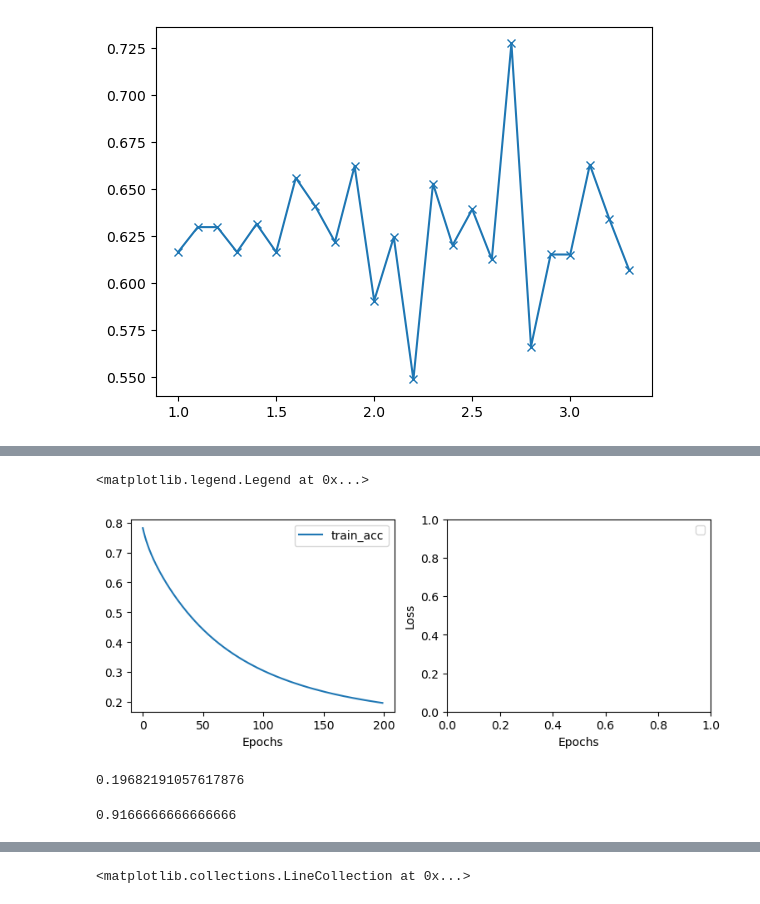
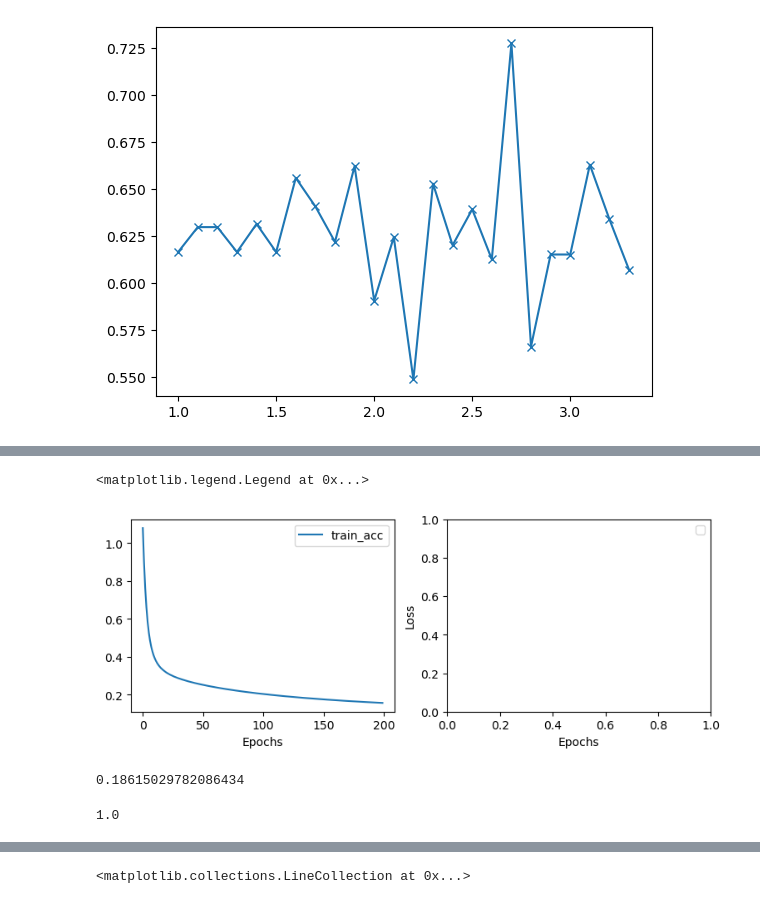
Before and after one commit to feanor3/tesi, a Jupyter notebook: analysis.ipynb, the cells around one changed output, grey strips where cells are left out. Saved outputs shown, nothing was run; the diff lists cells and outputs as text; code cells hidden in the pictures.

```diff
--- a/analysis.ipynb
+++ b/analysis.ipynb
@@ -111,43 +111,43 @@ rng.shuffle(indices)
 data = data[indices]
 t = t[indices]
 temps = temps[indices]
 
 # splitting data in 80% training, 20% validation, 10% test
 a = int(0.8*n)
 data_train = data[:a]
 data_val = data[a:]
 
 t_train = t[:a]
 t_val = t[a:]
 
 
 # using skleanr
-clf = MLPClassifier(activation='relu', solver='sgd',alpha=0, momentum=0 )
+clf = MLPClassifier(activation='relu', solver='sgd',alpha=0, momentum=0, nesterovs_momentum=False, power_t=0.1)
 clf.fit(data_train, t_train)
 
 # plotting accuracy and loss
 fig, (ax1, ax2) = plt.subplots(nrows=1,ncols=2, figsize=(9,3))
 
 
 E = len(clf.loss_curve_)
 ax1.plot(np.arange(E), clf.loss_curve_)
 
 ax1.legend(["train_acc", "val_acc"])
 
 ax2.set_ylabel("Loss"), ax2.set_xlabel("Accuracy")
 ax1.set_xlabel("Epochs"), ax2.set_xlabel("Epochs")
 ax2.legend(["train_loss", "val_loss"])
 # %% [output]
 <matplotlib.legend.Legend at 0x...>
-[figure, old version]
+[figure, new version]
 # %%
 min(clf.loss_curve_)
 # %% [output]
-0.19682191057617876
+0.18615029782086434
 # %%
 clf.score(data_test[4], t_test[0])
 # %% [output]
-0.9166666666666666
+1.0
 # %%
 # PREDICTION ON DATA SET to have mean
 flattened = data_test.reshape(-1, L*L)
```
Also changed, not shown: parts of 4 cells of this notebook, 1 other file.
